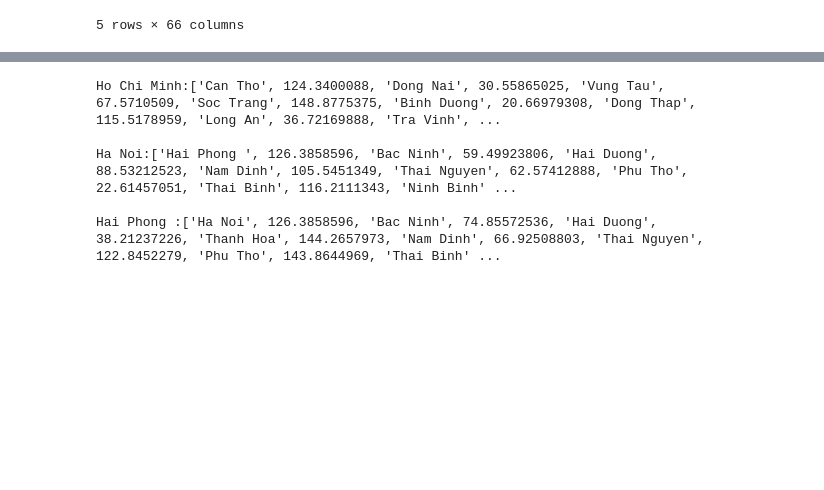
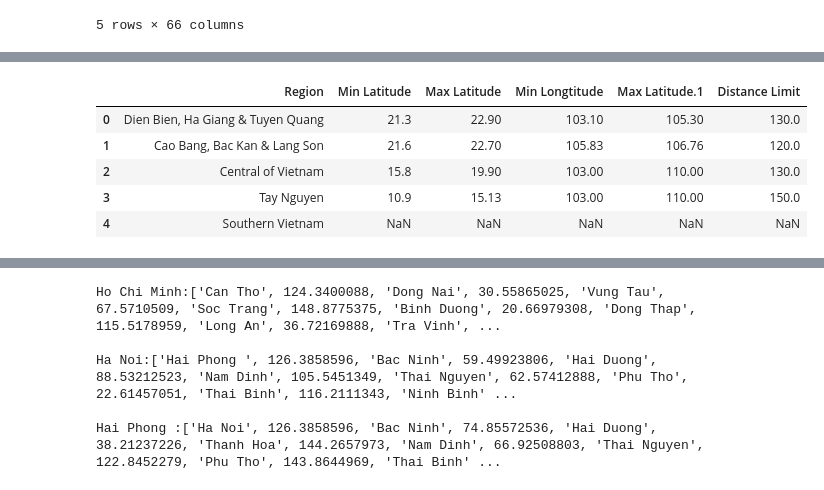
Before and after one commit to tuanlda78202/TP, a Jupyter notebook: Demo /A_star/3_FinalCode_tuanlda78202.ipynb, the cells around one changed output, grey strips where cells are left out. Cells and saved outputs as stored; diff of their text form; code cells hidden in the pictures; blank space fills up the shorter version.

```diff
--- a/Demo /A_star/3_FinalCode_tuanlda78202.ipynb
+++ b/Demo /A_star/3_FinalCode_tuanlda78202.ipynb
@@ -91,3 +91,14 @@ Ho Chi Minh has ID 0.
+# %%
+# Distance limit for each region of Vietnam
+divide_region = pd.read_excel("Distance_Limit_Region.xlsx")
+divide_region
+# %% [output]
+|  | Region | Min Latitude | Max Latitude | Min Longtitude | Max Latitude.1 | Distance Limit |
+| 0 | Dien Bien, Ha Giang & Tuyen Quang | 21.3 | 22.90 | 103.10 | 105.30 | 130.0 |
+| 1 | Cao Bang, Bac Kan & Lang Son | 21.6 | 22.70 | 105.83 | 106.76 | 120.0 |
+| 2 | Central of Vietnam | 15.8 | 19.90 | 103.00 | 110.00 | 130.0 |
+| 3 | Tay Nguyen | 10.9 | 15.13 | 103.00 | 110.00 | 150.0 |
+| 4 | Southern Vietnam | NaN | NaN | NaN | NaN | NaN |
 # %%
 # Create data for processing
 
```
Also changed, not shown: parts of 5 cells of this notebook, 2 other files.
